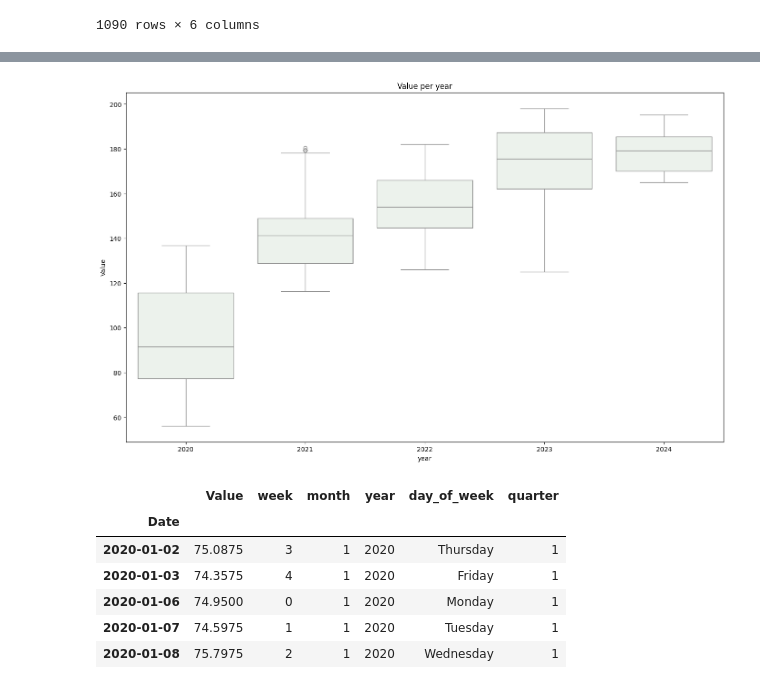
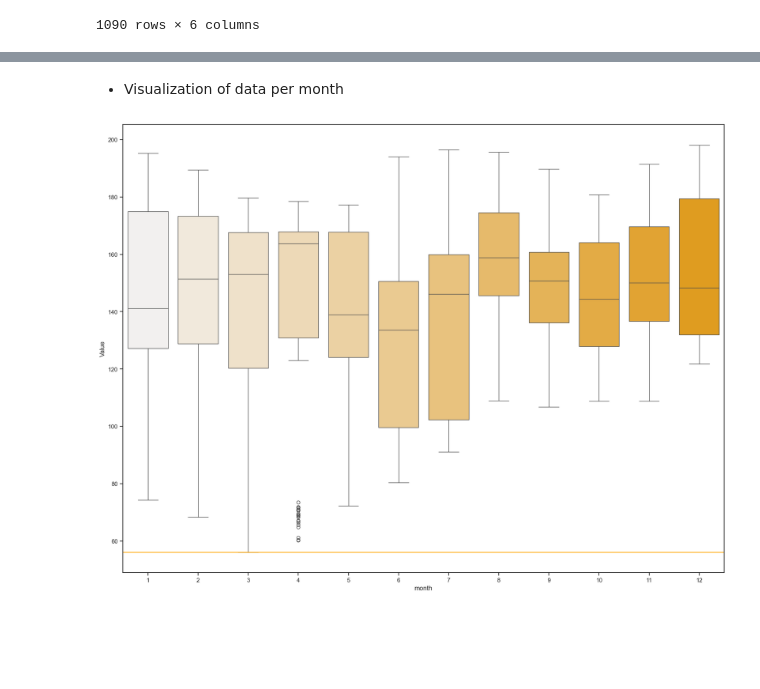
Before and after one commit to carlosgutierrezch/LSTM_Forecast, a Jupyter notebook: notebooks/EDA.ipynb, the cells around one changed output, grey strips where cells are left out. Saved outputs shown, nothing was run; the diff lists cells and outputs as text; code cells hidden in the pictures; blank space fills up the shorter version.

Commit message:
boxplots

```diff
--- a/notebooks/EDA.ipynb
+++ b/notebooks/EDA.ipynb
@@ -9,6 +9,7 @@ import matplotlib.pyplot as plt
 import plotly.graph_objects as go
 from pylab import rcParams
 import seaborn as sns
+sns.set_theme(style="ticks", palette="pastel")
 # %%
 def time_features(df: pd.DataFrame)-> pd.DataFrame:
     df['week']= df.index.dayofweek
@@ -193,3 +194,7 @@ time_features(window_1)
 1090 rows × 6 columns
 # %%
 data= window_1.copy()
+# %%
+print(type(data.index))
+print(type(data))
+data.index = pd.to_datetime(data.index)
@@ -196,20 +226,13 @@ data= window_1.copy()
+# %% [markdown]
+- Visualization of data per month
 # %%
-fig,ax = plt.subplots(figsize=(17,10))
-sns.boxplot(data=data,x="year",y="Value",ax=ax,palette="light:green",hue=0.1,legend=False)
-ax.set_title('Value per year')
+ig,ax= plt.subplots(figsize=(20,15))
+
+sns.boxplot(data, x='month',y='Value',ax=ax, palette='light:orange',hue='month',legend=False)
+plt.axhline(y=data["Value"].min(),color='orange')
 plt.show()
 # %% [output]
-[figure, old version]
+[figure, new version]
-# %%
-data.head()
-# %% [output]
-|  | Value | week | month | year | day_of_week | quarter |
-| Date |  |  |  |  |  |  |
-| 2020-01-02 | 75.0875 | 3 | 1 | 2020 | Thursday | 1 |
-| 2020-01-03 | 74.3575 | 4 | 1 | 2020 | Friday | 1 |
-| 2020-01-06 | 74.9500 | 0 | 1 | 2020 | Monday | 1 |
-| 2020-01-07 | 74.5975 | 1 | 1 | 2020 | Tuesday | 1 |
-| 2020-01-08 | 75.7975 | 2 | 1 | 2020 | Wednesday | 1 |
 # %%
 # window_2= pd.DataFrame(window_1["Value"]["2024-04"])
 
```
Also changed, not shown: parts of 6 cells of this notebook.
